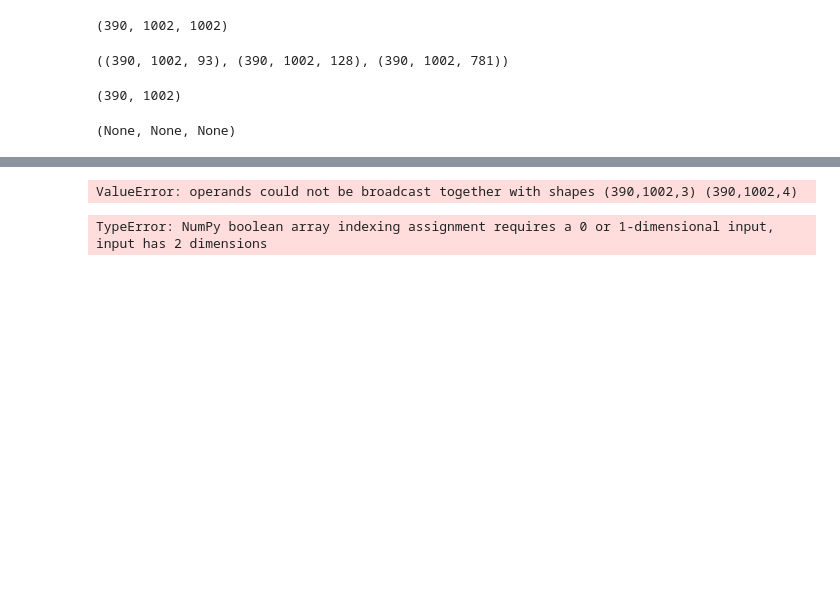
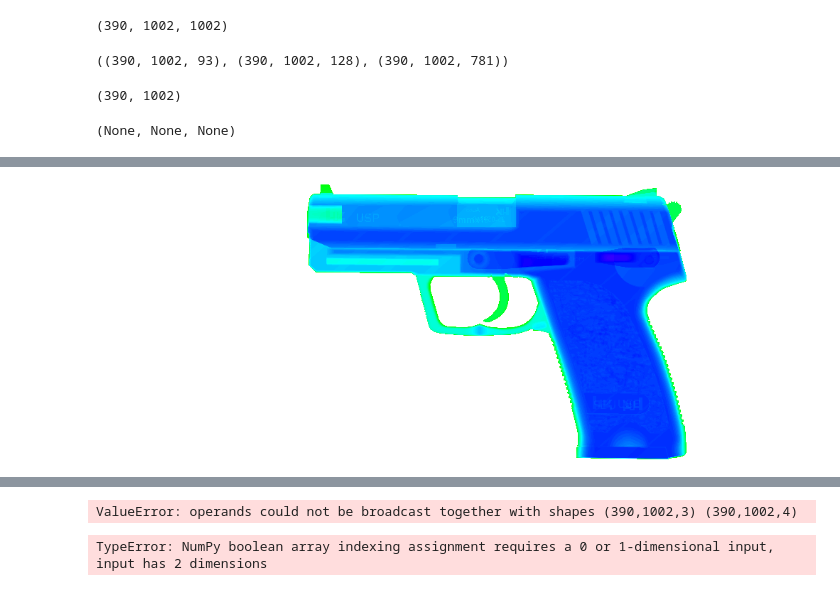
Before and after one commit to hassanmohsin/stl-to-voxel, a Jupyter notebook: notebooks/rgb-2.ipynb, the cells around one changed output, grey strips where cells are left out. Saved outputs shown, nothing was run; the diff lists cells and outputs as text; code cells hidden in the pictures; blank space fills up the shorter version.

```diff
--- a/notebooks/rgb-2.ipynb
+++ b/notebooks/rgb-2.ipynb
@@ -106,0 +123,4 @@ knife_img
+# %%
+gun_img
+# %% [output]
+[figure, added]
```
Also changed, not shown: parts of 7 cells of this notebook, 2 other files.
